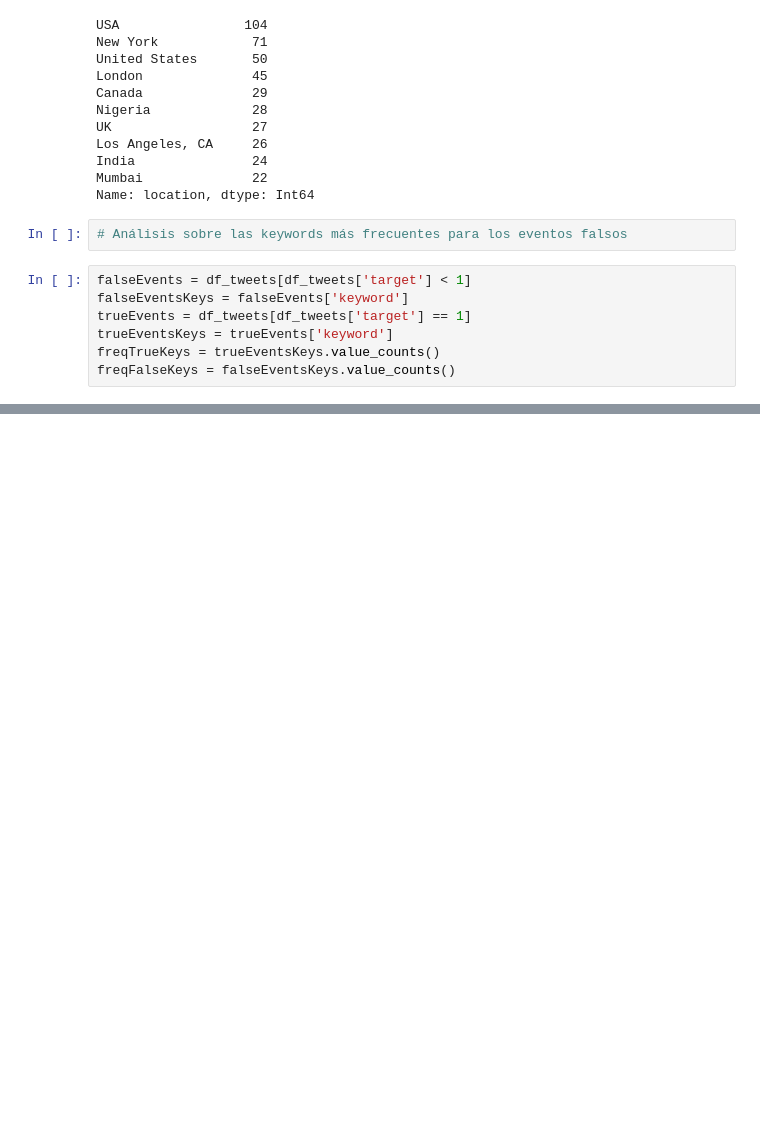
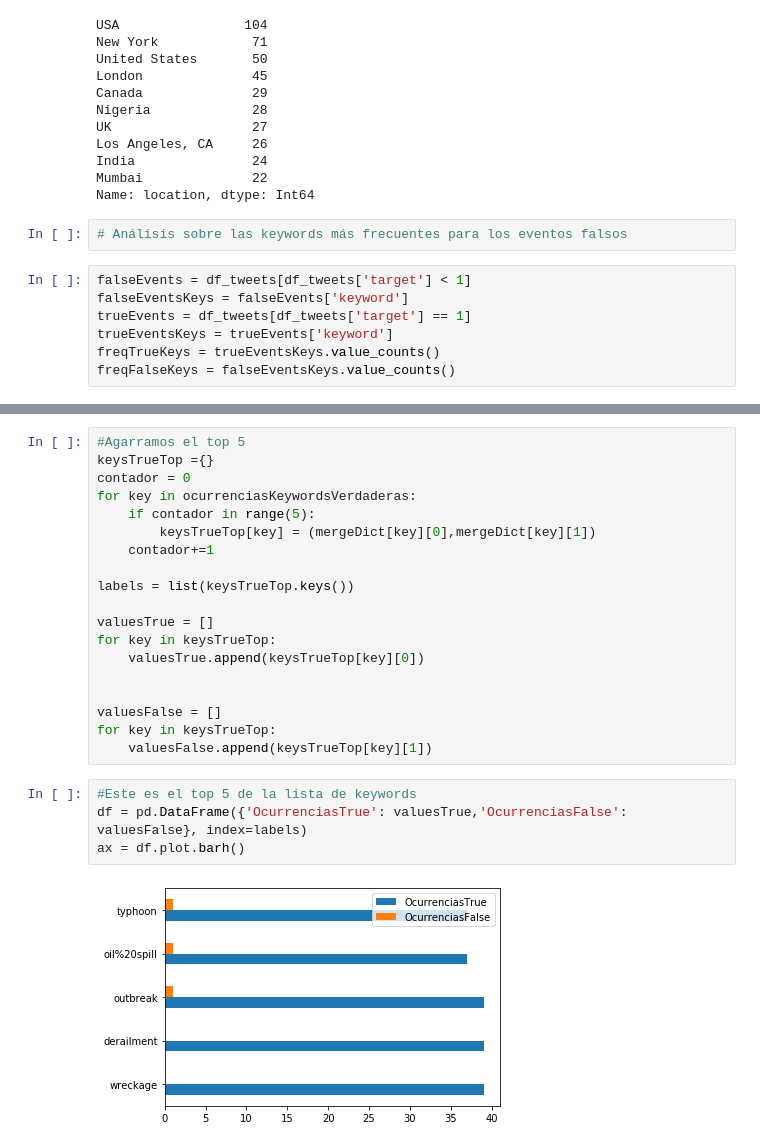
Before and after one commit to NicoGarofalo/TPDatos, a Jupyter notebook: TP1.ipynb, the cells around one changed output, grey strips where cells are left out. Saved outputs shown, nothing was run; the diff lists cells and outputs as text; blank space fills up the shorter version.

```diff
--- a/TP1.ipynb
+++ b/TP1.ipynb
@@ -171,0 +245,25 @@ plt.show()
+# %%
+#Agarramos el top 5
+keysTrueTop ={}
+contador = 0
+for key in ocurrenciasKeywordsVerdaderas:
+    if contador in range(5):
+        keysTrueTop[key] = (mergeDict[key][0],mergeDict[key][1])
+    contador+=1
+
+labels = list(keysTrueTop.keys())
+
+valuesTrue = []
+for key in keysTrueTop:
+    valuesTrue.append(keysTrueTop[key][0])
+
+
+valuesFalse = []
+for key in keysTrueTop:
+    valuesFalse.append(keysTrueTop[key][1])
+# %%
+#Este es el top 5 de la lista de keywords
+df = pd.DataFrame({'OcurrenciasTrue': valuesTrue,'OcurrenciasFalse': valuesFalse}, index=labels)
+ax = df.plot.barh()
+# %% [output]
+[figure, added]
```
Also changed, not shown: parts of 15 cells of this notebook.
